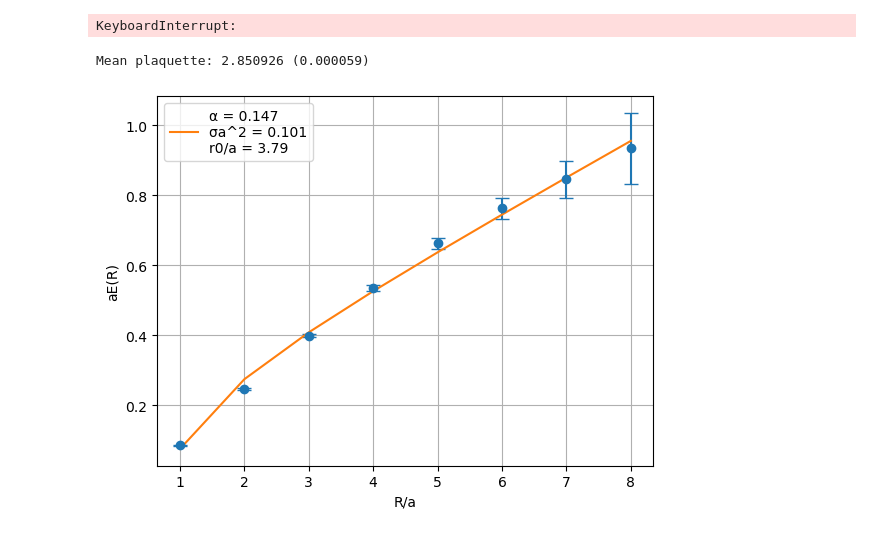
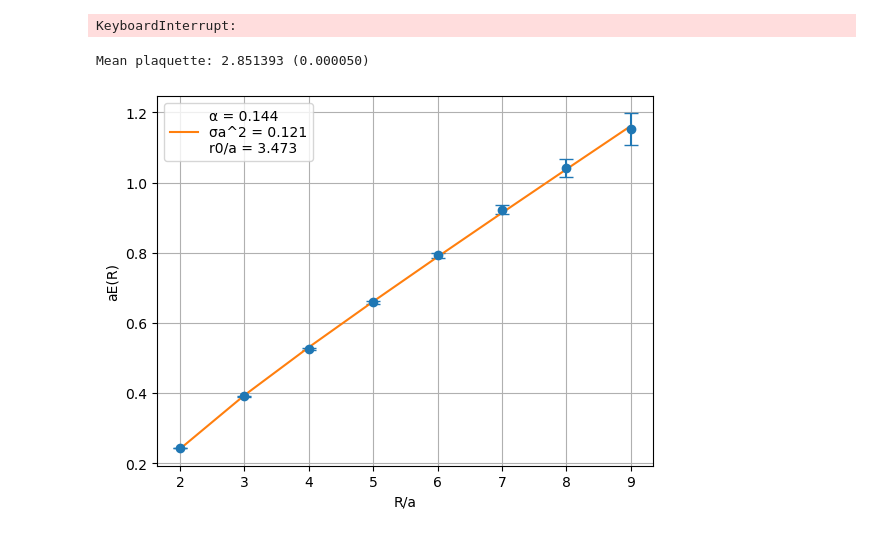
Before and after one commit to noah-lowry/lqcd-jax, a Jupyter notebook: jax-implementation/main.ipynb, the cells around one changed output. Cells and saved outputs as stored; diff of their text form; code cells hidden in the pictures.

```diff
--- a/jax-implementation/main.ipynb
+++ b/jax-implementation/main.ipynb
@@ -104,10 +109,11 @@ for step in (bar := tqdm(range(1000))):
 KeyboardInterrupt:
 # %%
 from glob import glob
+
 with jax.default_matmul_precision("highest"):
     wilson_loops = np.stack([
         wilson_loops_range(smear_HYP(jnp.load(config)), R=10, T=10)
-        for config in tqdm(sorted(glob("../results/configs_3-24-25/*.npy"), key=lambda x: int(x.split("_")[-2])))
+        for config in tqdm(sorted(glob("../results/configs_3-25-25_1/*.npy"), key=lambda x: int(x.split("_")[-2])))
     ])
 # %%
 @partial(jax.jit, static_argnums=(1,))
@@ -122,48 +128,48 @@ def jackknife_stats(data, statistic):
 
     return estimate, stderr
 # %%
-mean_wilson_loops, err_wilson_loops = jackknife_stats(wilson_loops[60:].real, lambda x: jnp.mean(x, axis=0))
+mean_wilson_loops, err_wilson_loops = jackknife_stats(wilson_loops.real, lambda x: jnp.mean(x, axis=0))
 
 print(f"Mean plaquette: {mean_wilson_loops[0, 0]:.6f} ({err_wilson_loops[0, 0]:.6f})")
 # %% [output]
-Mean plaquette: 2.850926 (0.000059)
+Mean plaquette: 2.851393 (0.000050)
 # %%
 from jax.scipy.optimize import minimize
 
 @jax.jit
 def effective_potential(W1, W2, dW1, dW2):
     energy_fn = lambda x: jnp.log(x[0] / x[1])
     stderr_fn = lambda x, dx: jnp.sqrt(jnp.square(jax.grad(energy_fn)(x) * dx).sum())
 
     X = jnp.stack([W1, W2], axis=1)
     dX = jnp.stack([dW1, dW2], axis=1)
 
     V = jax.vmap(energy_fn, in_axes=(0,))(X)
     dV = jax.vmap(stderr_fn, in_axes=(0, 0))(X, dX)
 
     return V, dV
 
-R_range = (0, 8)
-T_level = 5
+R_range = (1, 9)
+T_level = 3
 
 V, dV = effective_potential(mean_wilson_loops[R_range[0]:R_range[1], T_level], mean_wilson_loops[R_range[0]:R_range[1], T_level+1],
                     err_wilson_loops[R_range[0]:R_range[1], T_level], err_wilson_loops[R_range[0]:R_range[1], T_level+1])
-R = (jnp.arange(len(V))+1+R_range[0]).astype(jnp.float32)
+R = (jnp.arange(len(V))+1+R_range[0]).astype(V.dtype)
 
 V0_latt, alpha_latt, sigma_latt = minimize(lambda x: jnp.square(x[0] - 4*x[1]/(3*R) + x[2]*R - V).mean(), x0=jnp.array([0.1, 0.1, 0.1]), method="BFGS").x
 V_fit = V0_latt - 4*alpha_latt/(3*R) + sigma_latt*R
 sommer_r0 = jnp.sqrt((1.65 - 4*alpha_latt/3) / sigma_latt)
 
 plt.errorbar(R, V, dV, fmt='o', capsize=5)
 plt.plot(R, V_fit, label=f"α = {alpha_latt:.3g}\nσa^2 = {sigma_latt:.3g}\nr0/a = {sommer_r0:.4g}")
 
 plt.xlabel("R/a")
 plt.ylabel("aE(R)")
 plt.legend()
 plt.grid()
 plt.show()
 # %% [output]
-[figure, old version]
+[figure, new version]
 # %%
 # Sommer parameter with error according to https://arxiv.org/pdf/hep-lat/0112024
 from scipy.optimize import curve_fit
```
Also changed, not shown: parts of 5 cells of this notebook.
